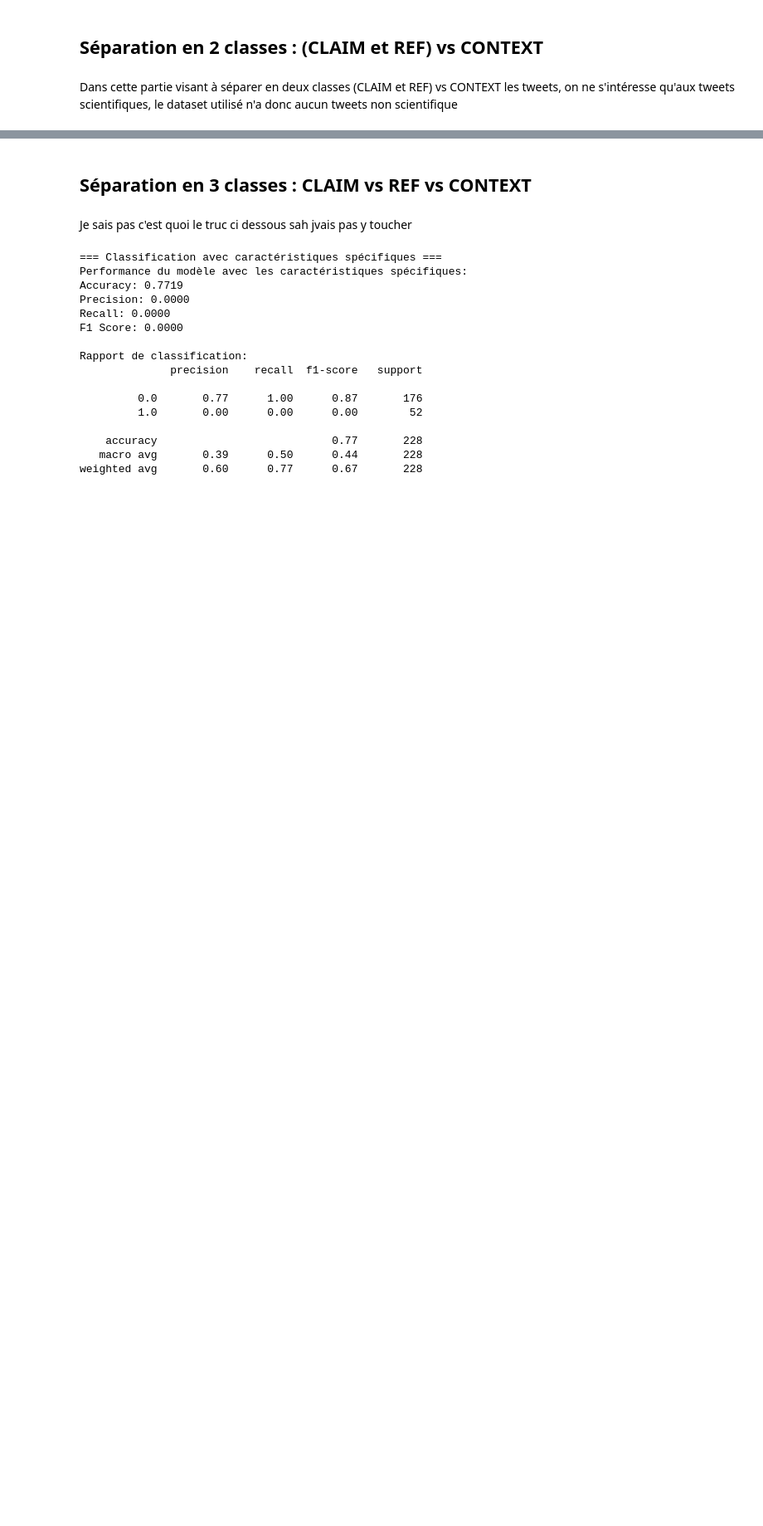
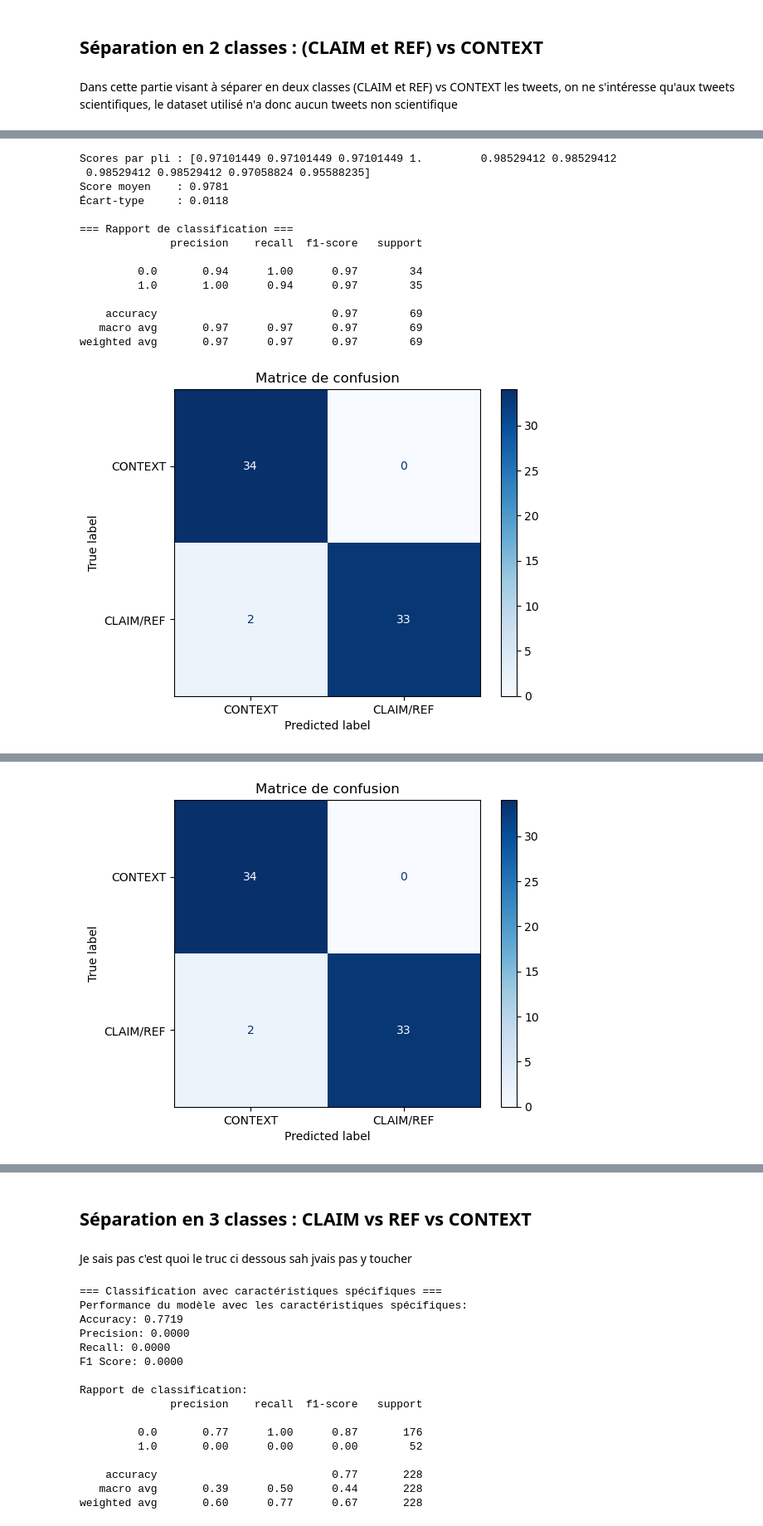
Before and after one commit to Kinadim/ML_projet, a Jupyter notebook: ML_PROJET.ipynb, the cells around one changed output, grey strips where cells are left out. Shown at 83% size. Saved outputs shown, nothing was run; the diff lists cells and outputs as text; code cells hidden in the pictures; blank space fills up the shorter version.

```diff
--- a/ML_PROJET.ipynb
+++ b/ML_PROJET.ipynb
@@ -525,0 +586,72 @@ Mais le jeu de test est aussi très petit ce qui rend difficile l'évaluation de
+# %%
+# Étape 1 : Filtrer les données pour la catégorie SCI
+sci_df = df[df['science_related'] == 1].copy()
+
+# Étape 2 : Créer une nouvelle colonne pour les classes {CLAIM, REF} vs {CONTEXT}
+sci_df['label'] = sci_df[['scientific_claim', 'scientific_reference']].max(axis=1)
+
+# Étape 3 : Préparer les données
+X = sci_df['text']
+y = sci_df['label']
+
+# Étape 4 : Vectorisation avec TF-IDF
+vectorizer = TfidfVectorizer()
+X_vect = vectorizer.fit_transform(X)
+
+# Étape 5 : Équilibrage des classes avec RandomOverSampler
+from imblearn.over_sampling import RandomOverSampler
+ros = RandomOverSampler(sampling_strategy='auto', random_state=42)
+X_resampled, y_resampled = ros.fit_resample(X_vect, y)
+
+# Étape 6 : Validation croisée avec K-Folds
+from sklearn.model_selection import StratifiedKFold, cross_val_score
+from sklearn.linear_model import LogisticRegression
+from sklearn.metrics import classification_report, confusion_matrix, ConfusionMatrixDisplay
+
+# Modèle choisi : Régression Logistique
+#model = XGBClassifier(eval_metric='logloss')
+model = GradientBoostingClassifier()
+# Configuration des K-Folds
+kfold = StratifiedKFold(n_splits=10, shuffle=True, random_state=42)
+
+# Validation croisée
+cv_scores = cross_val_score(model, X_resampled, y_resampled, cv=kfold, scoring='accuracy')
+
+# Affichage des résultats de la validation croisée
+print(f"Scores par pli : {cv_scores}")
+print(f"Score moyen    : {cv_scores.mean():.4f}")
+print(f"Écart-type     : {cv_scores.std():.4f}")
+
+# Étape 7 : Entraînement final et évaluation
+for train_index, test_index in kfold.split(X_resampled, y_resampled):
+    X_train, X_test = X_resampled[train_index], X_resampled[test_index]
+    y_train, y_test = y_resampled[train_index], y_resampled[test_index]
+
+    model.fit(X_train, y_train)
+    y_pred = model.predict(X_test)
+
+    print("\n=== Rapport de classification ===")
+    print(classification_report(y_test, y_pred))
+
+    # Matrice de confusion
+    cm = confusion_matrix(y_test, y_pred)
+    disp = ConfusionMatrixDisplay(confusion_matrix=cm, display_labels=['CONTEXT', 'CLAIM/REF'])
+    disp.plot(cmap="Blues", values_format="d")
+    plt.title("Matrice de confusion")
+    plt.show()
+# %% [output]
+Scores par pli : [0.97101449 0.97101449 0.97101449 1.         0.98529412 0.98529412
+ 0.98529412 0.98529412 0.97058824 0.95588235]
+Score moyen    : 0.9781
+Écart-type     : 0.0118
+
+=== Rapport de classification ===
+              precision    recall  f1-score   support
+
+         0.0       0.94      1.00      0.97        34
+         1.0       1.00      0.94      0.97        35
+
+    accuracy                           0.97        69
+   macro avg       0.97      0.97      0.97        69
+weighted avg       0.97      0.97      0.97        69
+[figure, added]
@@ -525,0 +667 @@ Mais le jeu de test est aussi très petit ce qui rend difficile l'évaluation de
+[figure, added]
```
Also changed, not shown: parts of 15 cells of this notebook.
